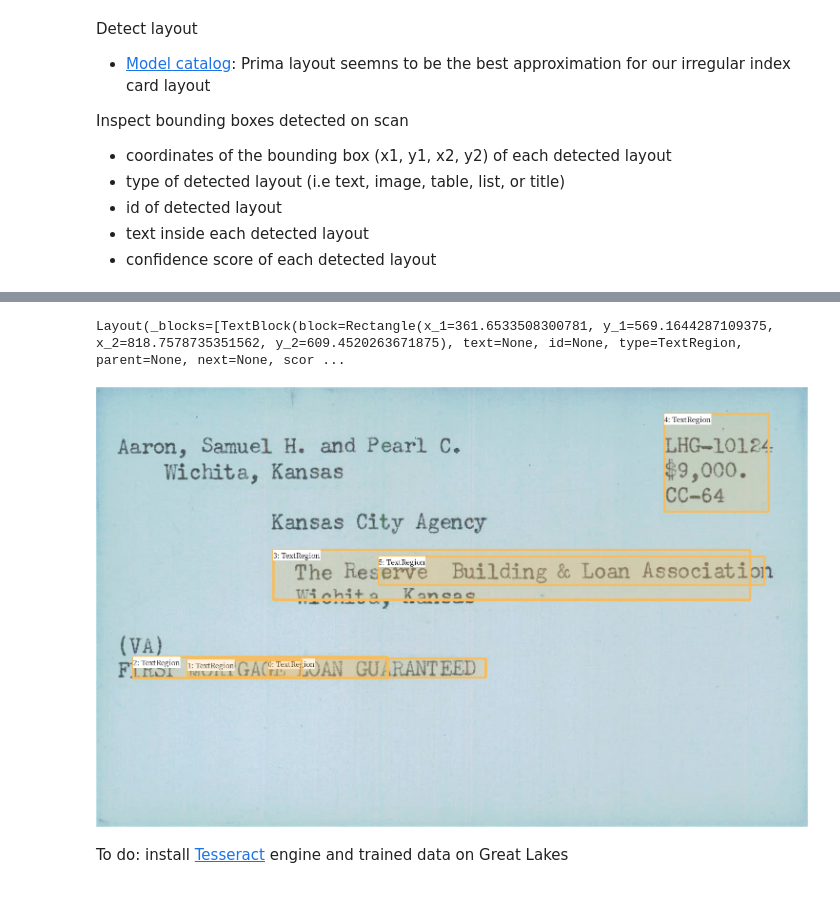
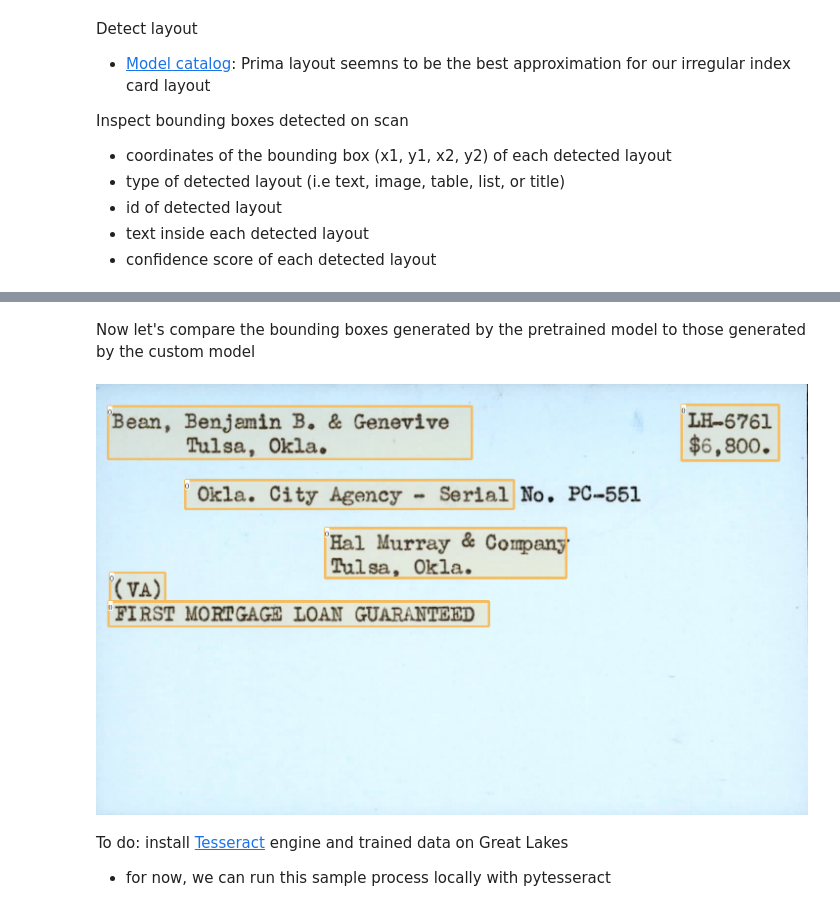
Before and after one commit to ICPSR/gi-bill, a Jupyter notebook: notebooks/analyzing-layout.ipynb, the cells around one changed output, grey strips where cells are left out. Drawn from its saved outputs; the diff is of its cells as text; code cells hidden in the pictures.

```diff
--- a/notebooks/analyzing-layout.ipynb
+++ b/notebooks/analyzing-layout.ipynb
@@ -70,12 +68,20 @@ Optional: Get specific text blocks
-# %%
-text_blocks = lp.Layout([b for b in layout_result if b.type=='TextRegion'])
-print(text_blocks)
-lp.draw_box(image, text_blocks,  box_width=5, box_alpha=0.2, show_element_type=True, show_element_id=True)
-# %% [output]
-Layout(_blocks=[TextBlock(block=Rectangle(x_1=361.6533508300781, y_1=569.1644287109375, x_2=818.7578735351562, y_2=609.4520263671875), text=None, id=None, type=TextRegion, parent=None, next=None, scor ...
-[figure, removed]
+# %% [markdown]
+Now let's compare the bounding boxes generated by the pretrained model to those generated by the custom model
+# %%
+custom_model = lp.Detectron2LayoutModel(
+    config_path = "../layout-model-training/outputs/cards/fast_rcnn_R_50_FPN_3x/config.yaml", # custom model configuration
+    model_path = "../layout-model-training/outputs/cards/fast_rcnn_R_50_FPN_3x/model_final.pth", # custom model trained on Great Lakes
+    extra_config=["MODEL.ROI_HEADS.SCORE_THRESH_TEST", 0.8] # optional: confidence threshold for bounding boxes of detected layout
+)
+
+custom_layout = custom_model.detect(image)
+lp.draw_box(image, custom_layout, box_width=5, box_alpha=0.2, show_element_type=True) # adjust box display settings
+# %% [output]
+[figure, added]
 # %% [markdown]
 To do: install [Tesseract](https://tesseract-ocr.github.io/tessdoc/Installation.html) engine and trained data on Great Lakes
+
+- for now, we can run this sample process locally with pytesseract
 # %%
 # Sort text for OCR engine to extract sequentially
 # image_width = len(image[0])
```
Also changed, not shown: parts of 6 cells of this notebook, 7 other files.
